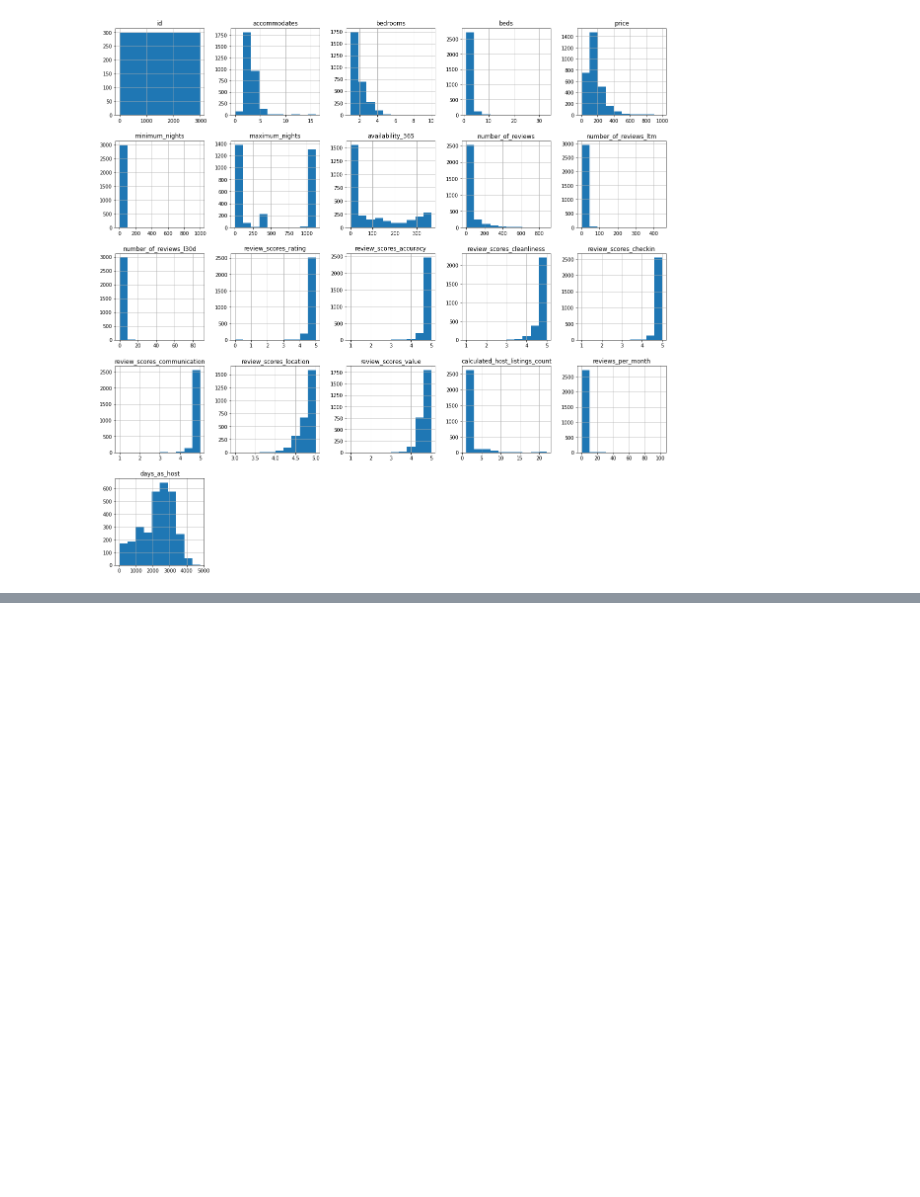
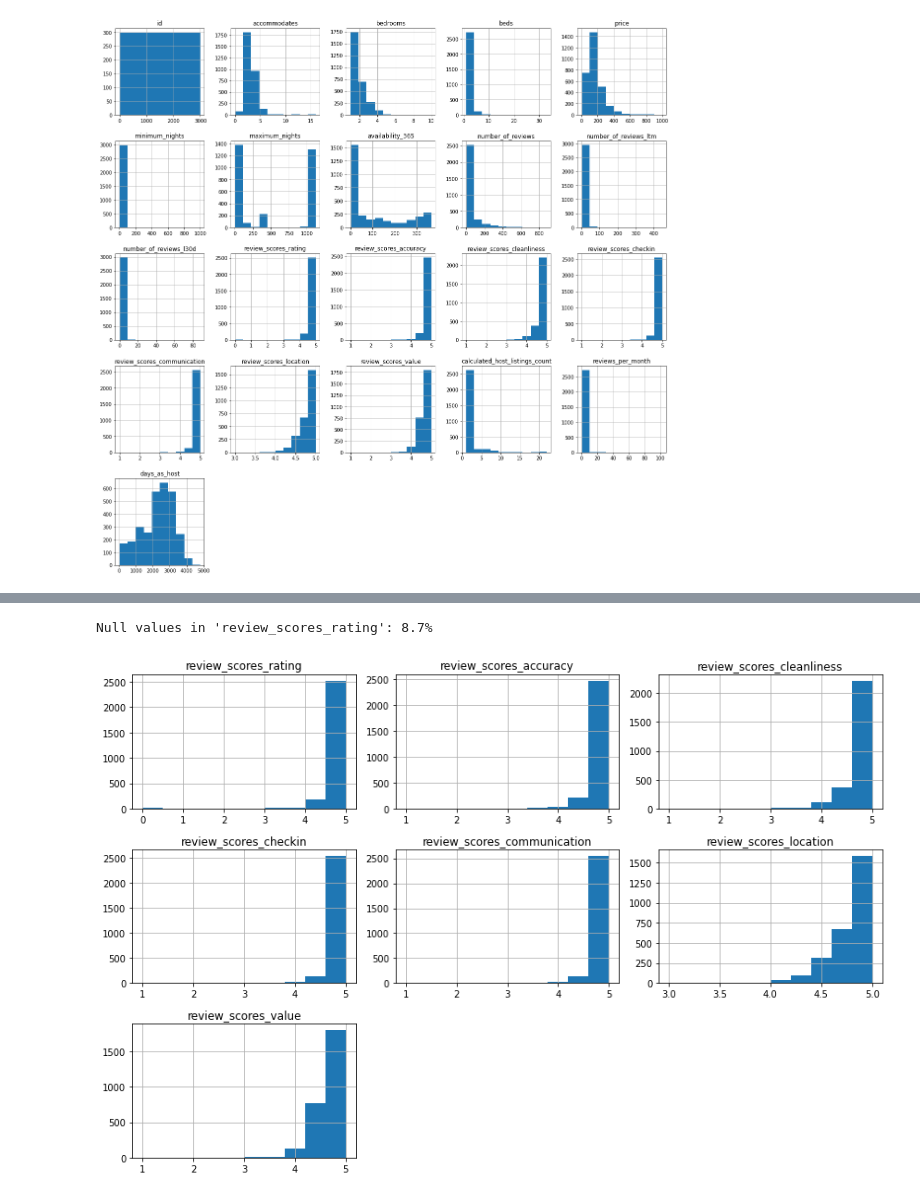
Before and after one commit to vdharek/Airbnb-price-prediction, a Jupyter notebook: code.ipynb, the cells around one changed output, grey strips where cells are left out. Saved outputs shown, nothing was run; the diff lists cells and outputs as text; code cells hidden in the pictures; blank space fills up the shorter version.

```diff
--- a/code.ipynb
+++ b/code.ipynb
@@ -111,0 +108,7 @@ df.hist(figsize=(20,20));
+# %%
+df.room_type.replace({
+    'Entire home/apt': 'Apartment'
+    }, inplace=True)
+# %%
+for col in ['bedrooms', 'beds']:
+    df[col].fillna(df[col].median(), inplace=True)
@@ -111,0 +175,15 @@ df.hist(figsize=(20,20));
+# %%
+print(f"Null values in 'review_scores_rating': {round(100*df.review_scores_rating .isna().sum()/len(df),1)}%")
+# %% [output]
+Null values in 'review_scores_rating': 8.7%
+# %%
+variables_to_plot = list(df.columns[df.columns.str.startswith("review_scores") == True])
+fig = plt.figure(figsize=(12,8))
+for i, var_name in enumerate(variables_to_plot):
+    ax = fig.add_subplot(3,3,i+1)
+    df[var_name].hist(bins=10,ax=ax)
+    ax.set_title(var_name)
+fig.tight_layout()
+plt.show()
+# %% [output]
+[figure, added]
```
Also changed, not shown: parts of 13 cells of this notebook, 1 other file.
